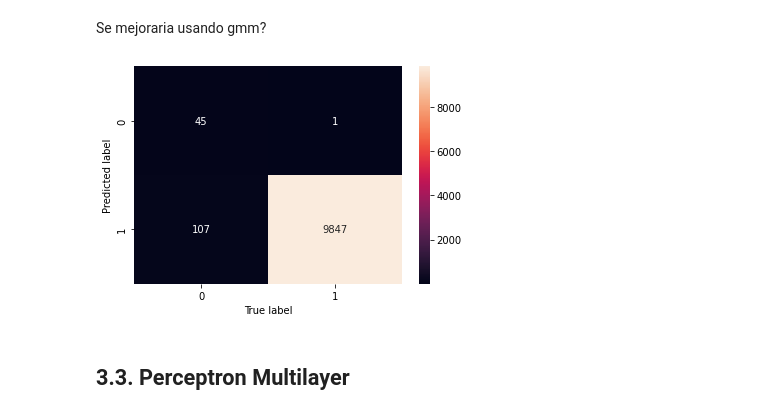
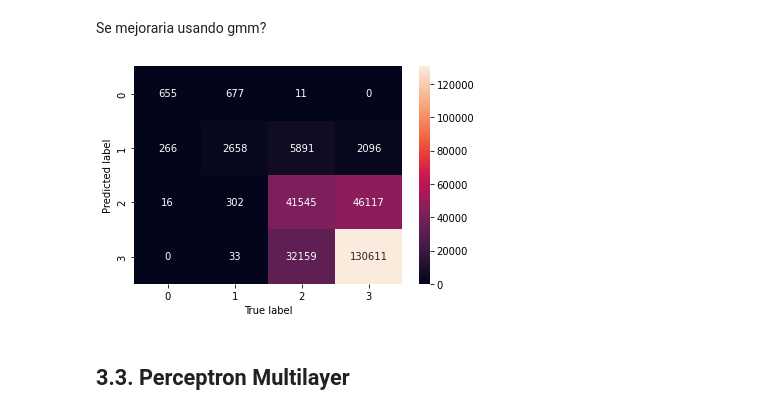
Before and after one commit to benja20029/IIC2433-Proyecto-Rendimiento-Academico, a Jupyter notebook: process_data.ipynb, the cells around one changed output. Drawn from its saved outputs; the diff is of its cells as text; code cells hidden in the pictures.

```diff
--- a/process_data.ipynb
+++ b/process_data.ipynb
@@ -463,0 +489,4 @@ x_train, x_val, y_train, y_val = train_test_split(x_train, y_train, test_size=0.
+# %%
+label_encoder = LabelEncoder()
+y_train_encoded = label_encoder.fit_transform(y_train)
+y_test_encoded = label_encoder.transform(y_test)
@@ -510,0 +527,3 @@ weighted avg       1.00      0.99      0.99     10000
+# %%
+clf = LinearRegression()
+clf.fit(x_train, y_train_encoded)
@@ -510,0 +532,6 @@ weighted avg       1.00      0.99      0.99     10000
+# %%
+y_pred = clf.predict(x_test)
+y_pred_rounded = np.round(y_pred).astype(int)
+# %%
+y_pred_decoded = label_encoder.inverse_transform(y_pred_rounded)
+y_true_decoded = label_encoder.inverse_transform(y_test_encoded)
@@ -513,13 +555,13 @@ Se mejoraria usando gmm?
 # %%
 ## Confusion matrix
 from sklearn.metrics import confusion_matrix
-cm = confusion_matrix(y_val_sample, y_pred_1)
+cm = confusion_matrix(y_true_decoded, y_pred_decoded)
 sns.heatmap(cm, annot=True, fmt="d")
 plt.xlabel("True label")
 plt.ylabel("Predicted label")
 plt.show()
 # %% [output]
-[figure, old version]
+[figure, new version]
 # %% [markdown]
 ## 3.3. Perceptron Multilayer
 # %%
```
Also changed, not shown: parts of 15 cells of this notebook.
